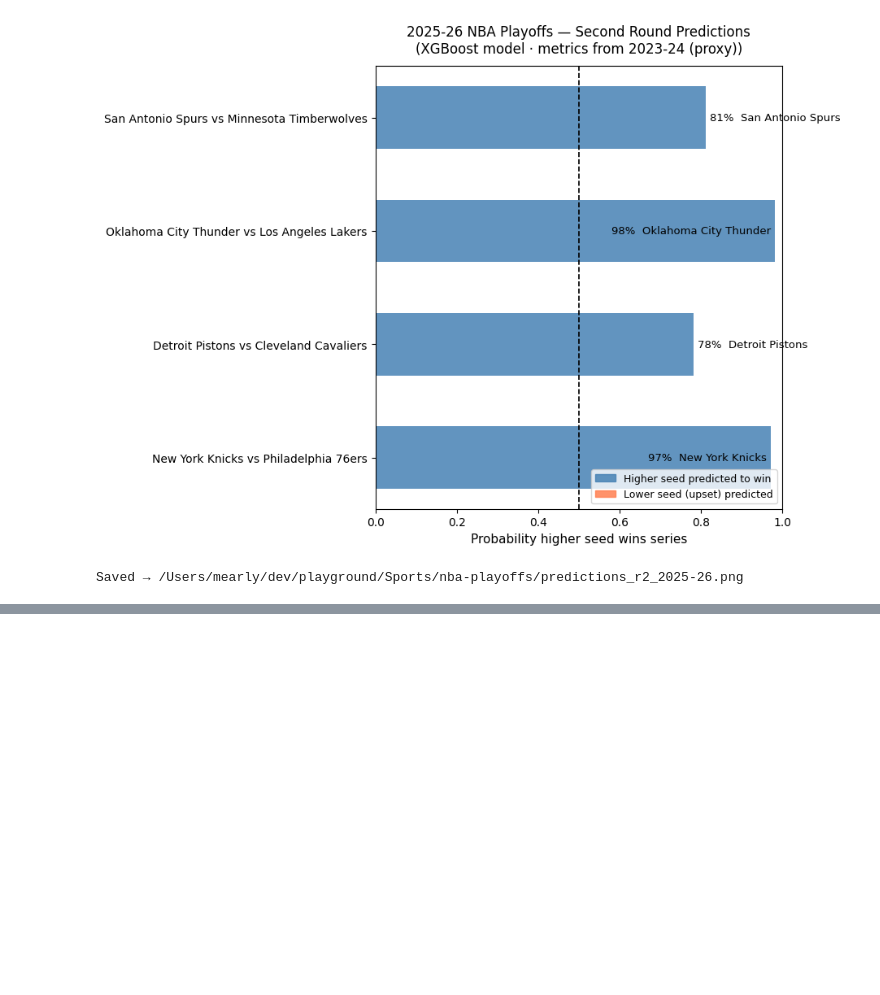
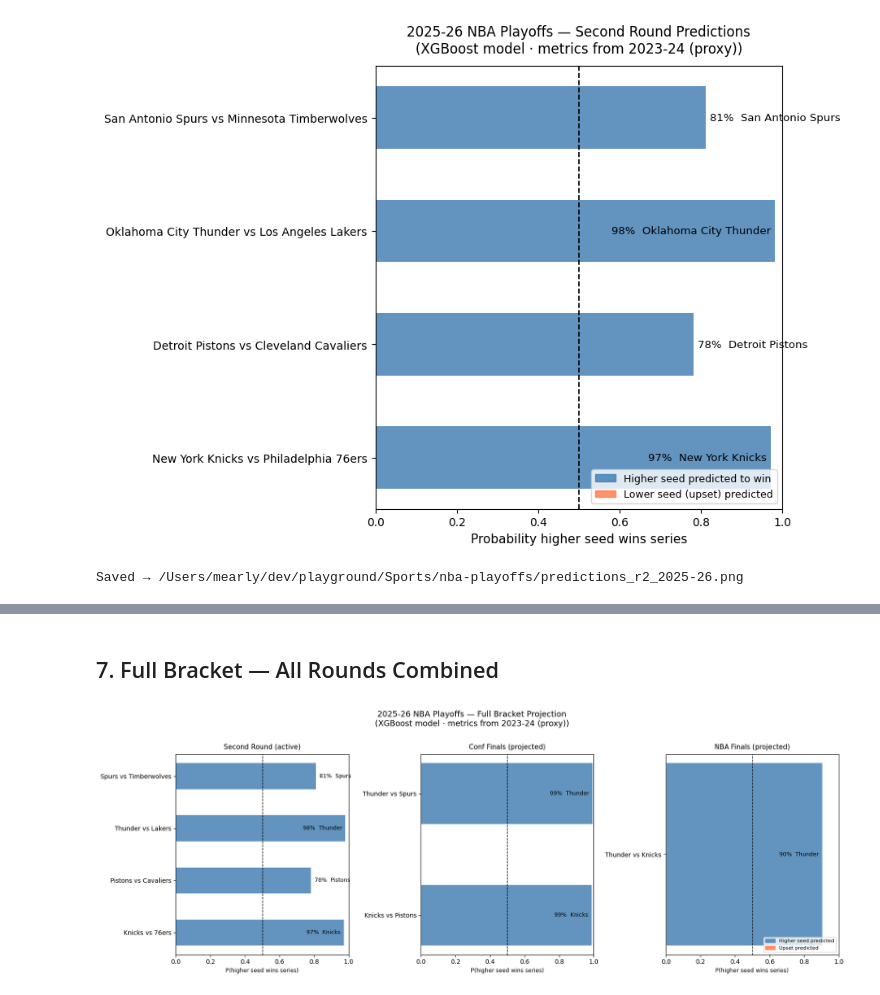
Before and after one commit to michael-early/nba-playoffs-predictor, a Jupyter notebook: nba-playoffs/notebooks/06-predict-current-playoffs.ipynb, the cells around one changed output, grey strips where cells are left out. Saved outputs shown, nothing was run; the diff lists cells and outputs as text; code cells hidden in the pictures; blank space fills up the shorter version.

```diff
--- a/nba-playoffs/notebooks/06-predict-current-playoffs.ipynb
+++ b/nba-playoffs/notebooks/06-predict-current-playoffs.ipynb
@@ -204,0 +279,17 @@ Saved → /Users/mearly/dev/playground/Sports/nba-playoffs/predictions_r2_2025-2
+# %%
+east_winner = advance(*cf_matchups[0], cf_df["prob_higher_seed"].iloc[0])
+west_winner = advance(*cf_matchups[1], cf_df["prob_higher_seed"].iloc[1])
+
+# Home court in Finals: team with higher net rating hosts games 1 & 2
+if eff.loc[west_winner[1]]["E_NET_RATING"] >= eff.loc[east_winner[1]]["E_NET_RATING"]:
+    finals_h, finals_a = west_winner, east_winner
+else:
+    finals_h, finals_a = east_winner, west_winner
+
+finals_df = predict_round([(*finals_h, *finals_a)])
+
+r = finals_df.iloc[0]
+print("=== NBA Finals Prediction (projected) ===\n")
+print(f"  {r['matchup']}")
+print(f"  → {r['predicted_winner']}  ({r['confidence']} confidence)")
+print(f"\n  *** PROJECTED CHAMPION: {r['predicted_winner']} ***")
@@ -204,0 +303,59 @@ Saved → /Users/mearly/dev/playground/Sports/nba-playoffs/predictions_r2_2025-2
+# %% [markdown]
+## 7. Full Bracket — All Rounds Combined
+# %%
+def short_matchup(s):
+    return " vs ".join(p.split()[-1] for p in s.split(" vs "))
+
+all_rounds = [
+    ("Second Round (active)",    pred_df),
+    ("Conf Finals (projected)",  cf_df),
+    ("NBA Finals (projected)",   finals_df),
+]
+
+fig, axes = plt.subplots(1, 3, figsize=(17, 6))
+fig.suptitle(
+    f"2025-26 NBA Playoffs — Full Bracket Projection\n(XGBoost model · metrics from {metrics_season})",
+    fontsize=13, y=1.01,
+)
+
+for ax, (round_name, rdf) in zip(axes, all_rounds):
+    labels = [short_matchup(m) for m in rdf["matchup"]]
+    colors = ["steelblue" if p >= 0.5 else "coral" for p in rdf["prob_higher_seed"]]
+    bars   = ax.barh(labels, rdf["prob_higher_seed"], color=colors, alpha=0.85, height=0.5)
+    ax.axvline(0.5, color="black", linewidth=1.0, linestyle="--")
+    ax.set_xlim(0, 1)
+    ax.set_title(round_name, fontsize=11, pad=8)
+    ax.set_xlabel("P(higher seed wins series)", fontsize=9)
+    for bar, prob, name in zip(bars, rdf["prob_higher_seed"], rdf["predicted_winner"]):
+        offset = 0.02 if prob < 0.85 else -0.02
+        ha = "left" if prob < 0.85 else "right"
+        ax.text(prob + offset, bar.get_y() + bar.get_height() / 2,
+                f"{prob:.0%}  {name.split()[-1]}", va="center", ha=ha, fontsize=9)
+
+higher = mpatches.Patch(color="steelblue", alpha=0.85, label="Higher seed predicted")
+lower  = mpatches.Patch(color="coral",     alpha=0.85, label="Upset predicted")
+axes[-1].legend(handles=[higher, lower], loc="lower right", fontsize=8)
+
+plt.tight_layout()
+out_path = Path().resolve().parent / "predictions_bracket_2025-26.png"
+plt.savefig(out_path, dpi=150, bbox_inches="tight")
+plt.show()
+print(f"Saved → {out_path}")
+
+# ── text bracket summary ─────────────────────────────────────
+print("\n" + "=" * 62)
+print("  2025-26 NBA PLAYOFFS — FULL BRACKET PROJECTION")
+print("=" * 62)
+print("\nSECOND ROUND  (active)")
+for _, r in pred_df.iterrows():
+    print(f"  {r['matchup']:<48}→ {r['predicted_winner']} ({r['confidence']})")
+print("\nCONFERENCE FINALS  (projected)")
+for (_, r), conf in zip(cf_df.iterrows(), ["East CF", "West CF"]):
+    print(f"  [{conf}]  {r['matchup']:<41}→ {r['predicted_winner']} ({r['confidence']})")
+print("\nNBA FINALS  (projected)")
+r = finals_df.iloc[0]
+print(f"  {r['matchup']:<48}→ {r['predicted_winner']} ({r['confidence']})")
+print(f"\n  *** PROJECTED CHAMPION: {r['predicted_winner'].upper()} ***")
+print("=" * 62)
+# %% [output]
+[figure, added]
```
Also changed, not shown: parts of 5 cells of this notebook, 1 other file.
